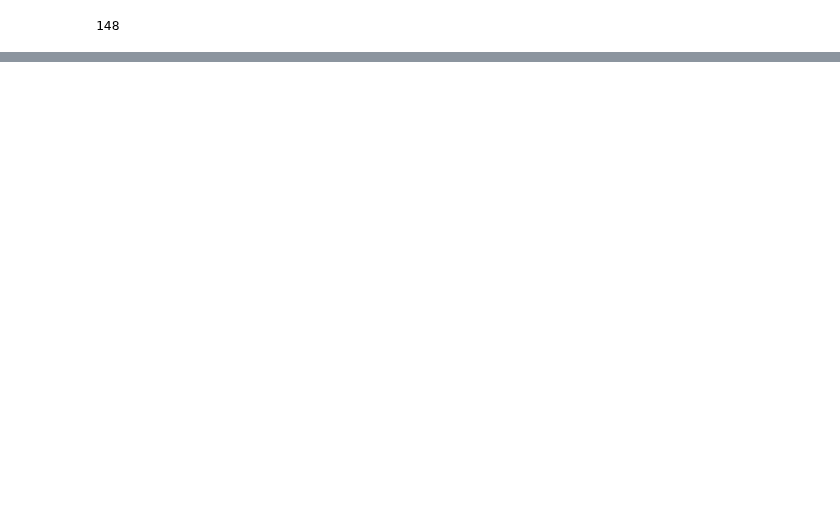
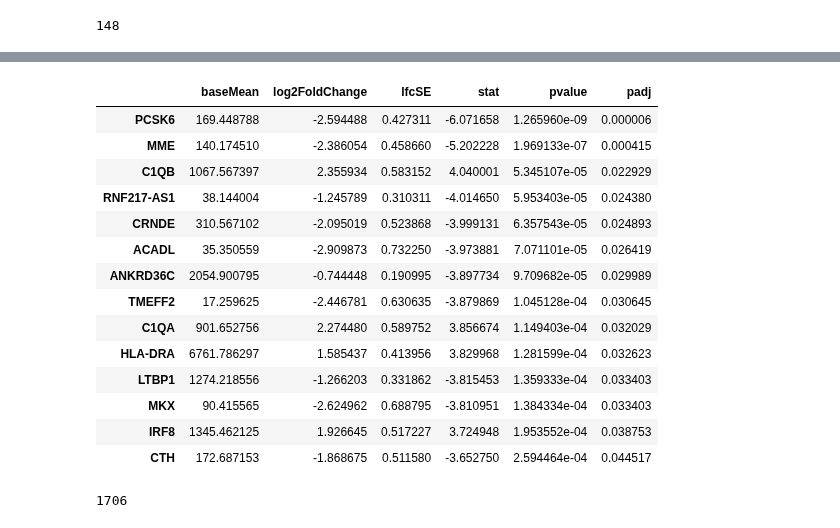
Before and after one commit to emma2207/hgsoc-reconstruction, a Jupyter notebook: differential_expression_analysis/dea_bulk.ipynb, the cells around one changed output, grey strips where cells are left out. Cells and saved outputs as stored; diff of their text form; code cells hidden in the pictures; blank space fills up the shorter version.

```diff
--- a/differential_expression_analysis/dea_bulk.ipynb
+++ b/differential_expression_analysis/dea_bulk.ipynb
@@ -194,0 +209,25 @@ res[res.index.str.contains("PLIN1")]
+# %%
+adipocyte_markers_df = pd.read_excel("emont2022s1.xlsx", sheet_name="adipocyte markers", header=1).set_index("Unnamed: 0")
+adipocyte_markers_df.index.name = None
+# %%
+de_genes_df[de_genes_df.index.isin(list(adipocyte_markers_df.index))].sort_values("padj")
+# %% [output]
+|  | baseMean | log2FoldChange | lfcSE | stat | pvalue | padj |
+| PCSK6 | 169.448788 | -2.594488 | 0.427311 | -6.071658 | 1.265960e-09 | 0.000006 |
+| MME | 140.174510 | -2.386054 | 0.458660 | -5.202228 | 1.969133e-07 | 0.000415 |
+| C1QB | 1067.567397 | 2.355934 | 0.583152 | 4.040001 | 5.345107e-05 | 0.022929 |
+| RNF217-AS1 | 38.144004 | -1.245789 | 0.310311 | -4.014650 | 5.953403e-05 | 0.024380 |
+| CRNDE | 310.567102 | -2.095019 | 0.523868 | -3.999131 | 6.357543e-05 | 0.024893 |
+| ACADL | 35.350559 | -2.909873 | 0.732250 | -3.973881 | 7.071101e-05 | 0.026419 |
+| ANKRD36C | 2054.900795 | -0.744448 | 0.190995 | -3.897734 | 9.709682e-05 | 0.029989 |
+| TMEFF2 | 17.259625 | -2.446781 | 0.630635 | -3.879869 | 1.045128e-04 | 0.030645 |
+| C1QA | 901.652756 | 2.274480 | 0.589752 | 3.856674 | 1.149403e-04 | 0.032029 |
+| HLA-DRA | 6761.786297 | 1.585437 | 0.413956 | 3.829968 | 1.281599e-04 | 0.032623 |
+| LTBP1 | 1274.218556 | -1.266203 | 0.331862 | -3.815453 | 1.359333e-04 | 0.033403 |
+| MKX | 90.415565 | -2.624962 | 0.688795 | -3.810951 | 1.384334e-04 | 0.033403 |
+| IRF8 | 1345.462125 | 1.926645 | 0.517227 | 3.724948 | 1.953552e-04 | 0.038753 |
+| CTH | 172.687153 | -1.868675 | 0.511580 | -3.652750 | 2.594464e-04 | 0.044517 |
+# %%
+len(set(res.index) & set(adipocyte_markers_df.index))
+# %% [output]
+1706
```
Also changed, not shown: parts of 16 cells of this notebook, 1 other file.
